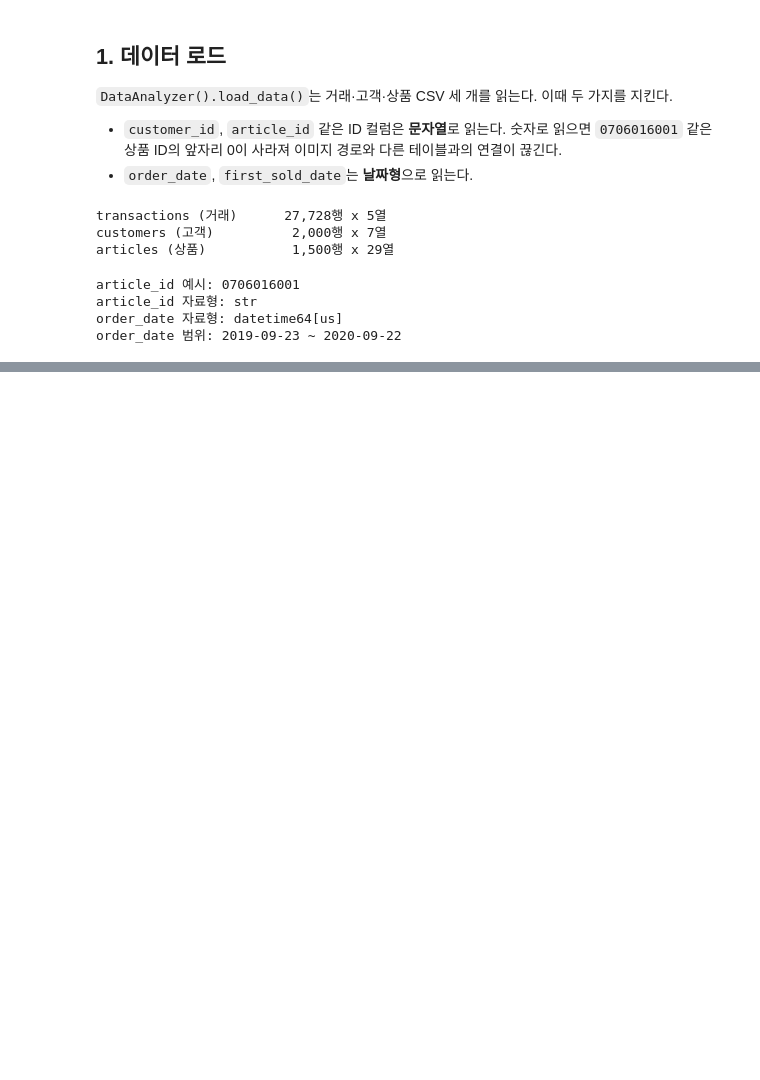
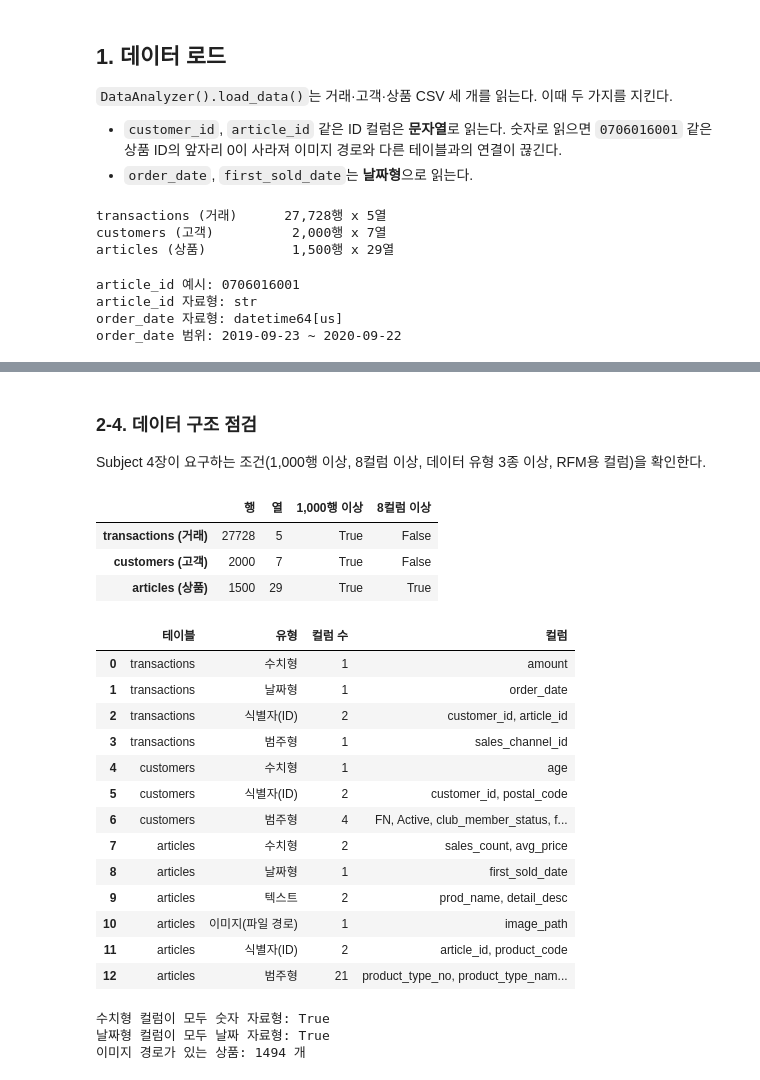
Before and after one commit to kimch0612/Codyssey_A1-1, a Jupyter notebook: notebooks/analysis_report.ipynb, the cells around one changed output, grey strips where cells are left out. Cells and saved outputs as stored; diff of their text form; code cells hidden in the pictures; blank space fills up the shorter version.

```diff
--- a/notebooks/analysis_report.ipynb
+++ b/notebooks/analysis_report.ipynb
@@ -54,0 +258,65 @@ order_date 범위: 2019-09-23 ~ 2020-09-22
+# %% [markdown]
+### 2-4. 데이터 구조 점검
+
+Subject 4장이 요구하는 조건(1,000행 이상, 8컬럼 이상, 데이터 유형 3종 이상, RFM용 컬럼)을 확인한다.
+# %%
+import pandas as pd
+
+scale = pd.DataFrame({name: {"행": df.shape[0], "열": df.shape[1]} for name, df in tables.items()}).T
+scale["1,000행 이상"] = scale["행"] >= 1000
+scale["8컬럼 이상"] = scale["열"] >= 8
+scale
+# %% [output]
+|  | 행 | 열 | 1,000행 이상 | 8컬럼 이상 |
+| transactions (거래) | 27728 | 5 | True | False |
+| customers (고객) | 2000 | 7 | True | False |
+| articles (상품) | 1500 | 29 | True | True |
+# %%
+# 수치형·날짜형·텍스트·이미지·ID는 직접 나열하고, 나머지는 범주형으로 분류한다.
+non_categorical = {
+    "transactions": {"수치형": ["amount"], "날짜형": ["order_date"],
+                     "식별자(ID)": ["customer_id", "article_id"]},
+    "customers": {"수치형": ["age"], "식별자(ID)": ["customer_id", "postal_code"]},
+    "articles": {"수치형": ["sales_count", "avg_price"], "날짜형": ["first_sold_date"],
+                 "텍스트": ["prod_name", "detail_desc"], "이미지(파일 경로)": ["image_path"],
+                 "식별자(ID)": ["article_id", "product_code"]},
+}
+
+rows = []
+for table_name, types in non_categorical.items():
+    df = getattr(analyzer, table_name)
+    assigned = [c for cols in types.values() for c in cols]
+    categorical = [c for c in df.columns if c not in assigned]
+    for type_name, cols in {**types, "범주형": categorical}.items():
+        rows.append({"테이블": table_name, "유형": type_name, "컬럼 수": len(cols), "컬럼": ", ".join(cols)})
+pd.set_option("display.max_colwidth", 80)
+type_table = pd.DataFrame(rows)
+type_table
+# %% [output]
+|  | 테이블 | 유형 | 컬럼 수 | 컬럼 |
+| 0 | transactions | 수치형 | 1 | amount |
+| 1 | transactions | 날짜형 | 1 | order_date |
+| 2 | transactions | 식별자(ID) | 2 | customer_id, article_id |
+| 3 | transactions | 범주형 | 1 | sales_channel_id |
+| 4 | customers | 수치형 | 1 | age |
+| 5 | customers | 식별자(ID) | 2 | customer_id, postal_code |
+| 6 | customers | 범주형 | 4 | FN, Active, club_member_status, f... |
+| 7 | articles | 수치형 | 2 | sales_count, avg_price |
+| 8 | articles | 날짜형 | 1 | first_sold_date |
+| 9 | articles | 텍스트 | 2 | prod_name, detail_desc |
+| 10 | articles | 이미지(파일 경로) | 1 | image_path |
+| 11 | articles | 식별자(ID) | 2 | article_id, product_code |
+| 12 | articles | 범주형 | 21 | product_type_no, product_type_nam... |
+# %%
+# 분류가 실제 자료형과 맞는지 확인한다.
+ok_numeric = all(pd.api.types.is_numeric_dtype(getattr(analyzer, t)[c])
+                 for t, types in non_categorical.items() for c in types.get("수치형", []))
+ok_date = all(pd.api.types.is_datetime64_any_dtype(getattr(analyzer, t)[c])
+              for t, types in non_categorical.items() for c in types.get("날짜형", []))
+print("수치형 컬럼이 모두 숫자 자료형:", ok_numeric)
+print("날짜형 컬럼이 모두 날짜 자료형:", ok_date)
+print("이미지 경로가 있는 상품:", analyzer.articles["image_path"].notna().sum(), "개")
+# %% [output]
+수치형 컬럼이 모두 숫자 자료형: True
+날짜형 컬럼이 모두 날짜 자료형: True
+이미지 경로가 있는 상품: 1494 개
```
Also changed, not shown: parts of 22 cells of this notebook.
